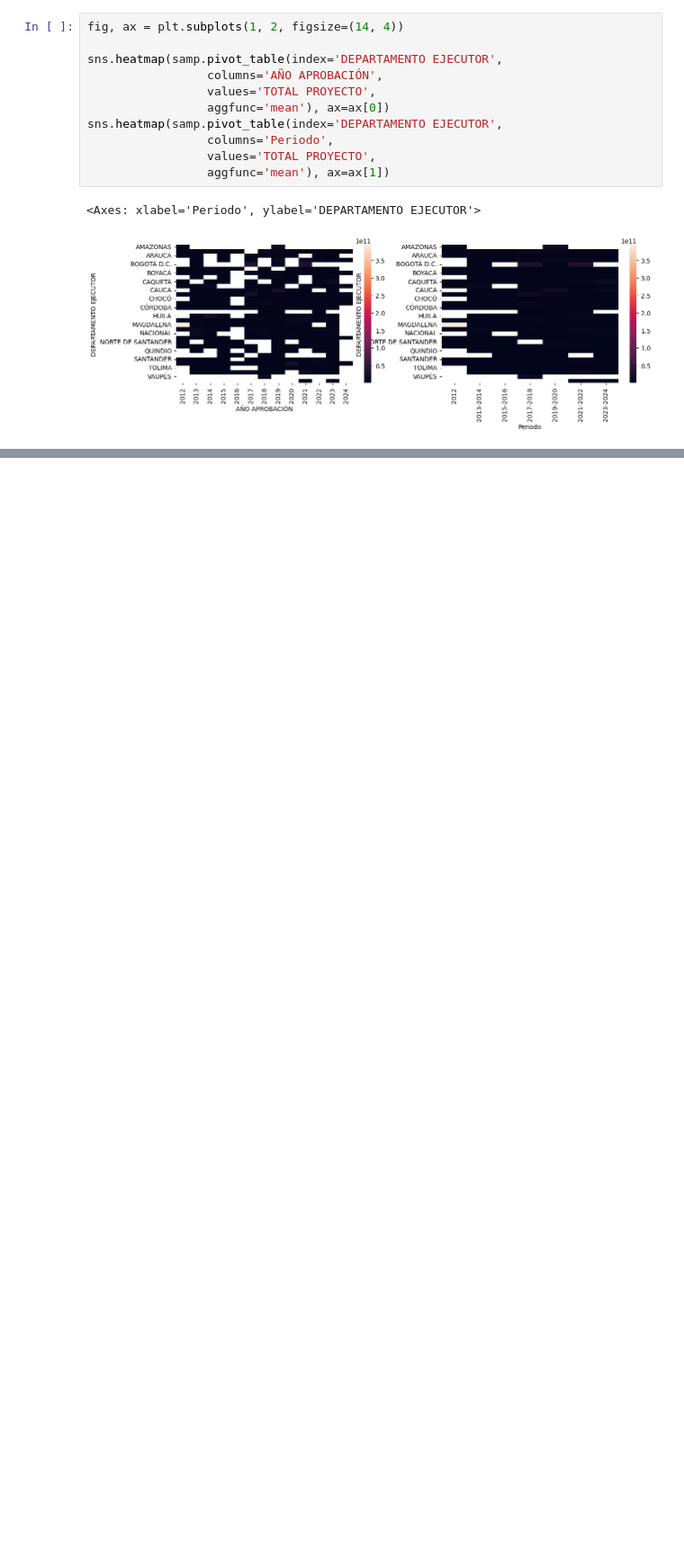
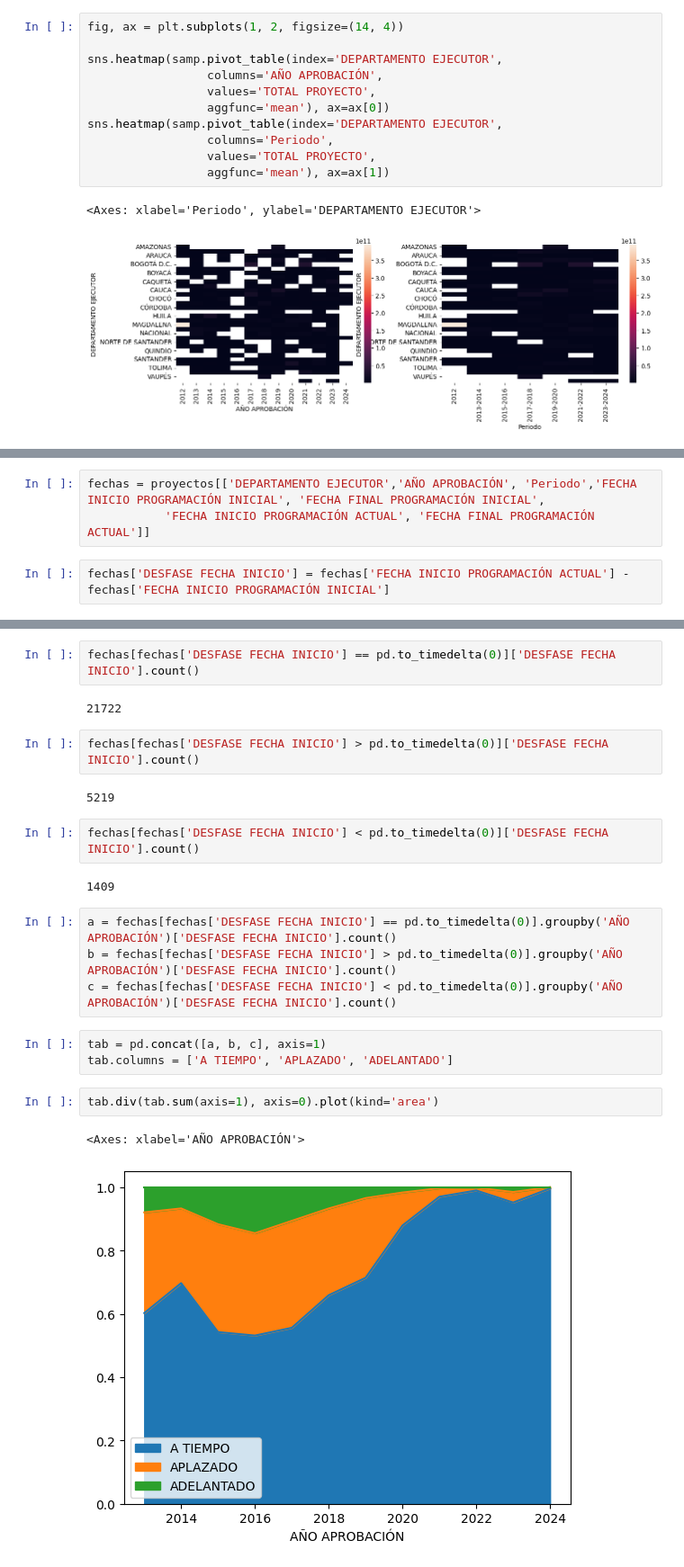
Before and after one commit to cortizbon/sgr_ofiscal, a Jupyter notebook: exper.ipynb, the cells around one changed output, grey strips where cells are left out. Shown: that part at 90% size. Saved outputs shown, nothing was run; the diff lists cells and outputs as text; blank space fills up the shorter version.

```diff
--- a/exper.ipynb
+++ b/exper.ipynb
@@ -313,0 +372,5 @@ sns.heatmap(samp.pivot_table(index='DEPARTAMENTO EJECUTOR',
+# %%
+fechas = proyectos[['DEPARTAMENTO EJECUTOR','AÑO APROBACIÓN', 'Periodo','FECHA INICIO PROGRAMACIÓN INICIAL', 'FECHA FINAL PROGRAMACIÓN INICIAL',
+           'FECHA INICIO PROGRAMACIÓN ACTUAL', 'FECHA FINAL PROGRAMACIÓN ACTUAL']]
+# %%
+fechas['DESFASE FECHA INICIO'] = fechas['FECHA INICIO PROGRAMACIÓN ACTUAL'] - fechas['FECHA INICIO PROGRAMACIÓN INICIAL']
@@ -313,0 +383,24 @@ sns.heatmap(samp.pivot_table(index='DEPARTAMENTO EJECUTOR',
+# %%
+fechas[fechas['DESFASE FECHA INICIO'] == pd.to_timedelta(0)]['DESFASE FECHA INICIO'].count()
+# %% [output]
+21722
+# %%
+fechas[fechas['DESFASE FECHA INICIO'] > pd.to_timedelta(0)]['DESFASE FECHA INICIO'].count()
+# %% [output]
+5219
+# %%
+fechas[fechas['DESFASE FECHA INICIO'] < pd.to_timedelta(0)]['DESFASE FECHA INICIO'].count()
+# %% [output]
+1409
+# %%
+a = fechas[fechas['DESFASE FECHA INICIO'] == pd.to_timedelta(0)].groupby('AÑO APROBACIÓN')['DESFASE FECHA INICIO'].count()
+b = fechas[fechas['DESFASE FECHA INICIO'] > pd.to_timedelta(0)].groupby('AÑO APROBACIÓN')['DESFASE FECHA INICIO'].count()
+c = fechas[fechas['DESFASE FECHA INICIO'] < pd.to_timedelta(0)].groupby('AÑO APROBACIÓN')['DESFASE FECHA INICIO'].count()
+# %%
+tab = pd.concat([a, b, c], axis=1)
+tab.columns = ['A TIEMPO', 'APLAZADO', 'ADELANTADO']
+# %%
+tab.div(tab.sum(axis=1), axis=0).plot(kind='area')
+# %% [output]
+<Axes: xlabel='AÑO APROBACIÓN'>
+[figure, added]
```
Also changed, not shown: parts of 89 cells of this notebook, 3 other files.
